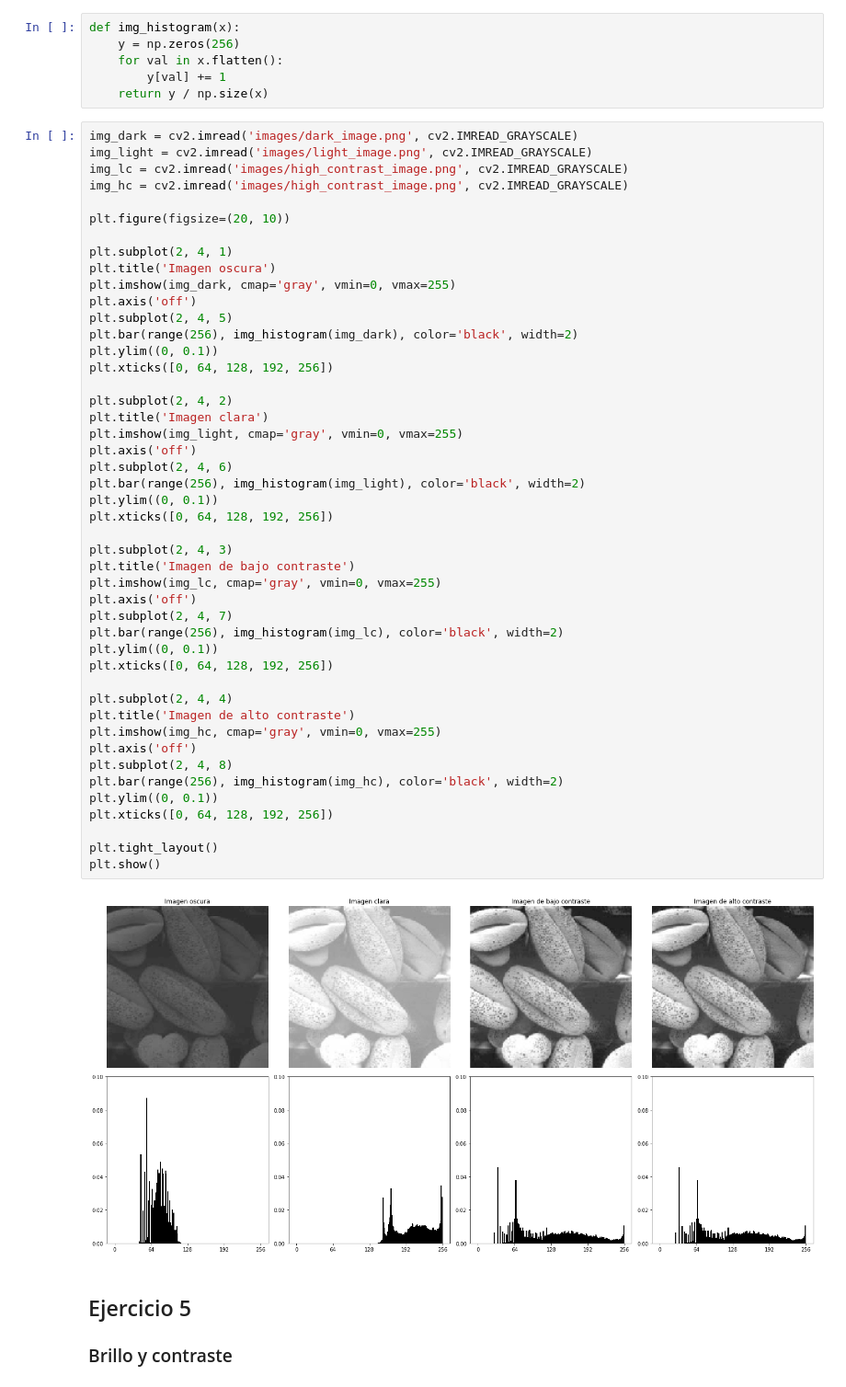
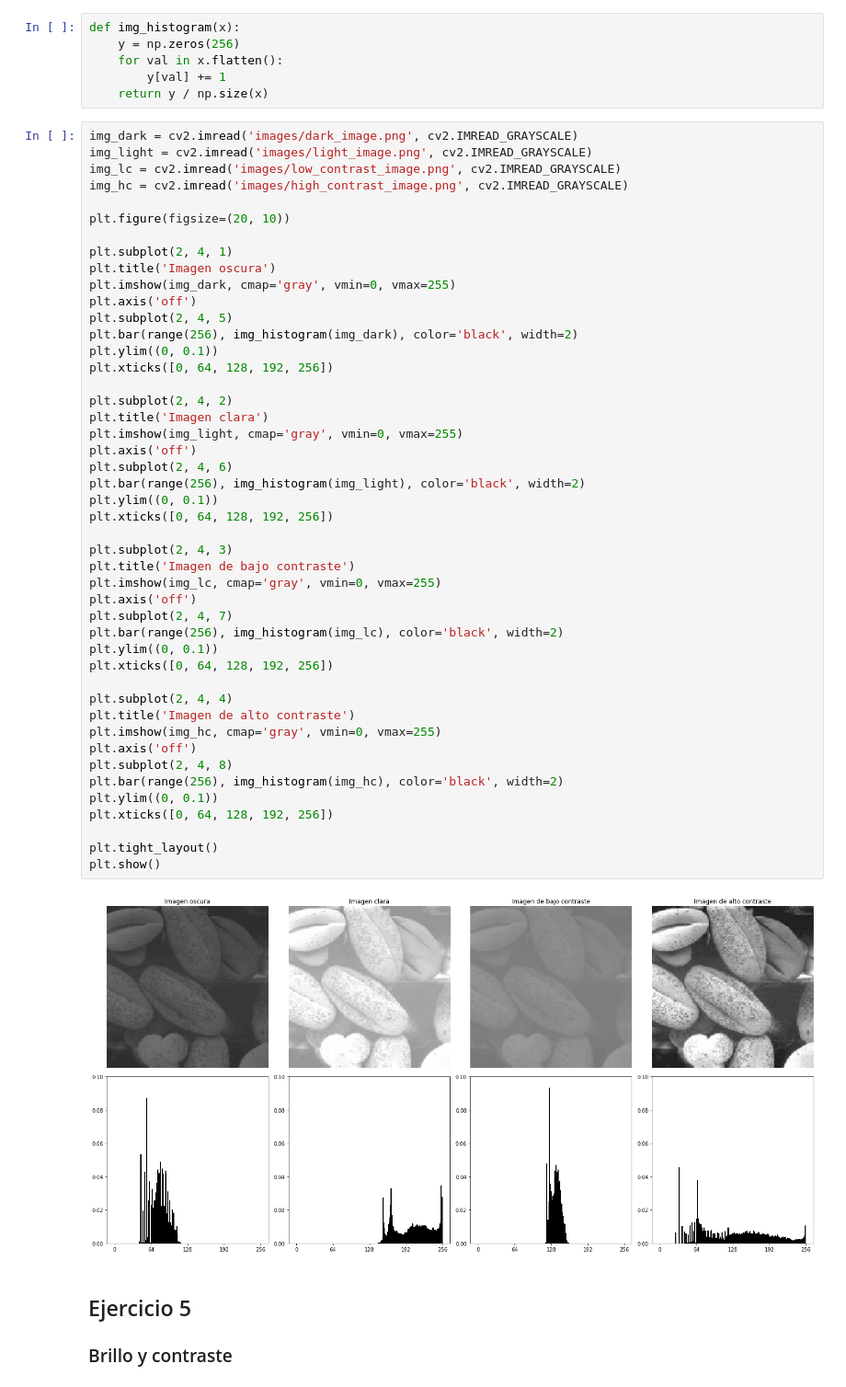
Before and after one commit to pabgonzalez/Digital-Image-Processing, a Jupyter notebook: TP4 - Procesamiento en el dominio espacial/TP4.ipynb, the cells around one changed output. Shown at 92% size. Saved outputs shown, nothing was run; the diff lists cells and outputs as text.

```diff
--- a/TP4 - Procesamiento en el dominio espacial/TP4.ipynb
+++ b/TP4 - Procesamiento en el dominio espacial/TP4.ipynb
@@ -61,7 +61,7 @@ def img_histogram(x):
 # %%
 img_dark = cv2.imread('images/dark_image.png', cv2.IMREAD_GRAYSCALE)
 img_light = cv2.imread('images/light_image.png', cv2.IMREAD_GRAYSCALE)
-img_lc = cv2.imread('images/high_contrast_image.png', cv2.IMREAD_GRAYSCALE)
+img_lc = cv2.imread('images/low_contrast_image.png', cv2.IMREAD_GRAYSCALE)
 img_hc = cv2.imread('images/high_contrast_image.png', cv2.IMREAD_GRAYSCALE)
 
 plt.figure(figsize=(20, 10))
@@ -78,34 +78,34 @@ plt.xticks([0, 64, 128, 192, 256])
 plt.subplot(2, 4, 2)
 plt.title('Imagen clara')
 plt.imshow(img_light, cmap='gray', vmin=0, vmax=255)
 plt.axis('off')
 plt.subplot(2, 4, 6)
 plt.bar(range(256), img_histogram(img_light), color='black', width=2)
 plt.ylim((0, 0.1))
 plt.xticks([0, 64, 128, 192, 256])
 
 plt.subplot(2, 4, 3)
 plt.title('Imagen de bajo contraste')
 plt.imshow(img_lc, cmap='gray', vmin=0, vmax=255)
 plt.axis('off')
 plt.subplot(2, 4, 7)
 plt.bar(range(256), img_histogram(img_lc), color='black', width=2)
 plt.ylim((0, 0.1))
 plt.xticks([0, 64, 128, 192, 256])
 
 plt.subplot(2, 4, 4)
 plt.title('Imagen de alto contraste')
 plt.imshow(img_hc, cmap='gray', vmin=0, vmax=255)
 plt.axis('off')
 plt.subplot(2, 4, 8)
 plt.bar(range(256), img_histogram(img_hc), color='black', width=2)
 plt.ylim((0, 0.1))
 plt.xticks([0, 64, 128, 192, 256])
 
 plt.tight_layout()
 plt.show()
 # %% [output]
-[figure, old version]
+[figure, new version]
 # %% [markdown]
 ## Ejercicio 5
 ### Brillo y contraste
```
Also changed, not shown: parts of 1 cell of this notebook, 1 other file.
